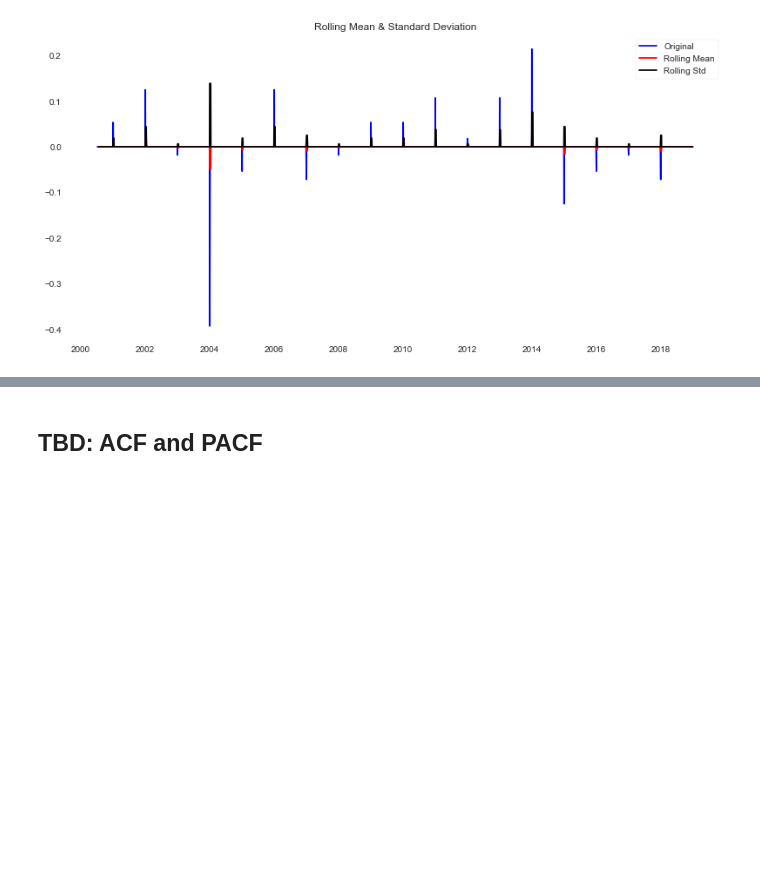
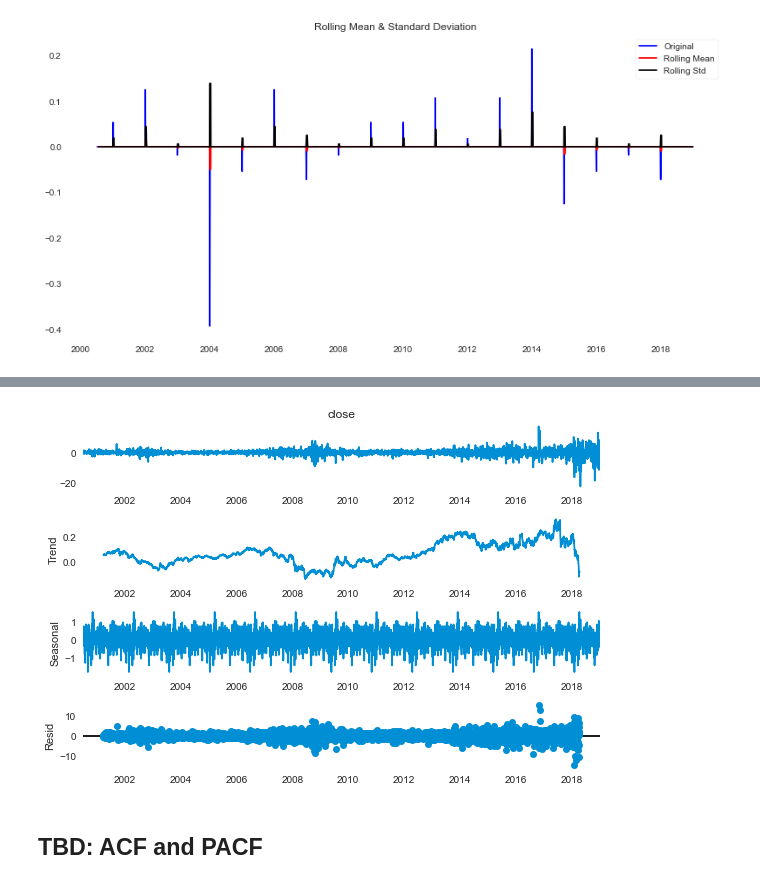
Before and after one commit to MichaelBurak/regime_changes, a Jupyter notebook: regime_changes.ipynb, the cells around one changed output, grey strips where cells are left out. Cells and saved outputs as stored; diff of their text form; code cells hidden in the pictures; blank space fills up the shorter version.

```diff
--- a/regime_changes.ipynb
+++ b/regime_changes.ipynb
@@ -1159,3 +1240,9 @@ diff_df
+# %%
+result = seasonal_decompose(diff_df['close'], period=365)
+# dec = seasonal_decompose(lmt_df.close, period=365, model='mul')
+result.plot();
+# %% [output]
+[figure, added]
 # %% [markdown]
 ## TBD: ACF and PACF
 # %% [markdown]
```
Also changed, not shown: parts of 57 cells of this notebook.
